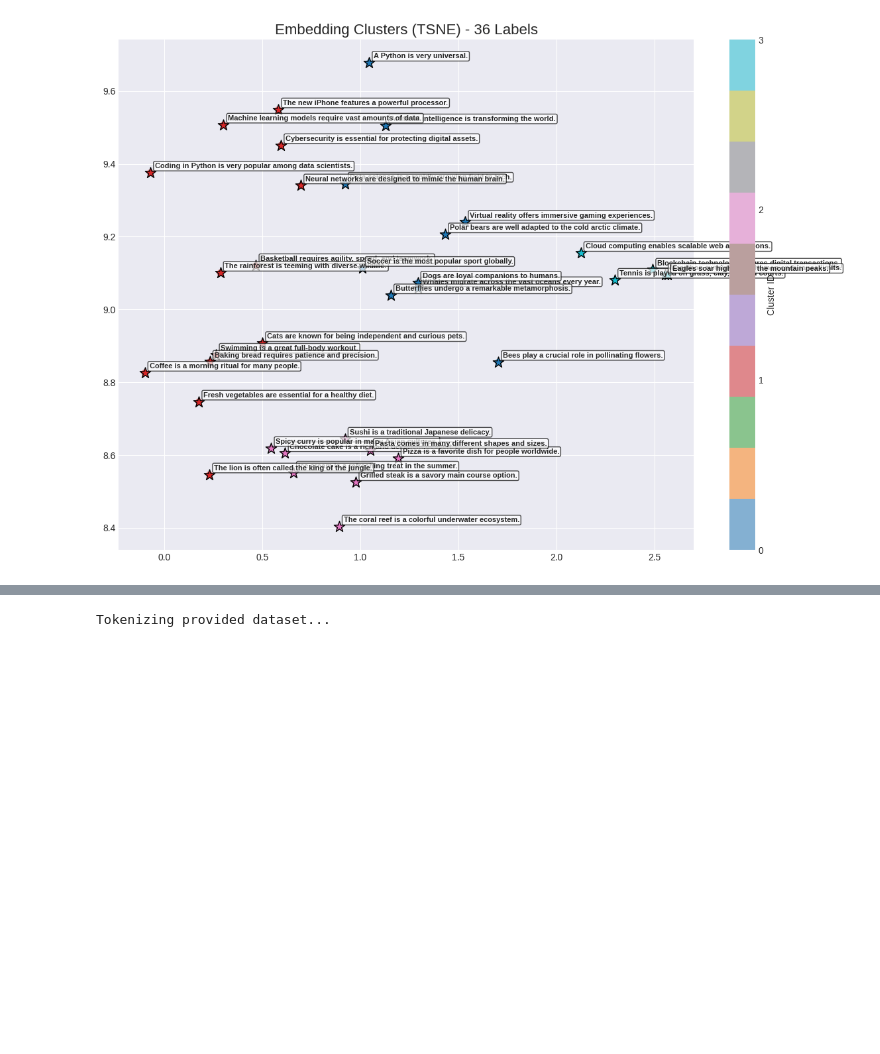
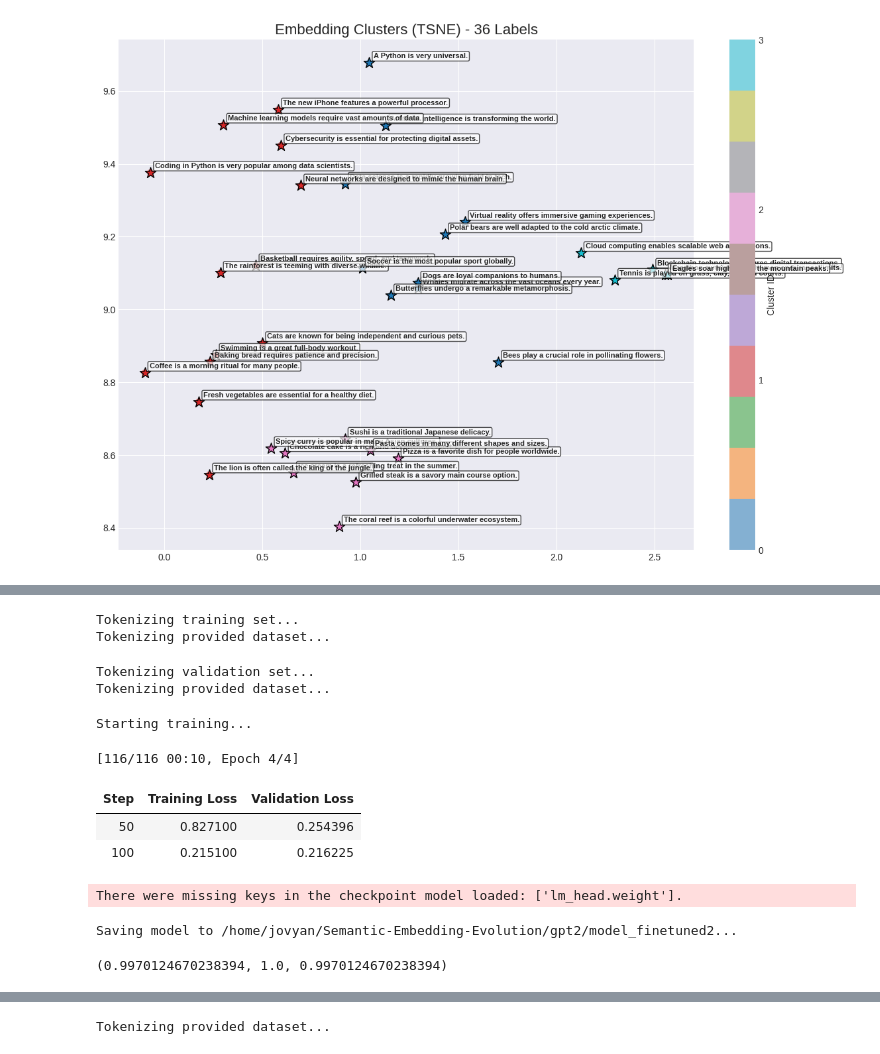
Before and after one commit to MarkusStefan/Semantic-Embedding-Evolution, a Jupyter notebook: notebooks/exp1.ipynb, the cells around one changed output, grey strips where cells are left out. Saved outputs shown, nothing was run; the diff lists cells and outputs as text; code cells hidden in the pictures; blank space fills up the shorter version.

```diff
--- a/notebooks/exp1.ipynb
+++ b/notebooks/exp1.ipynb
@@ -565,0 +933,48 @@ def score_perplexity(prompt: str, model: GPT2LMHeadModel, tokenizer: AutoTokeniz
+# %%
+# Split the dataset into train and validation (e.g., 90% train, 10% validation)
+dataset_split = dataset.train_test_split(test_size=0.1, shuffle=True, stratify_by_column=None, seed=42)
+train_dataset = dataset_split["train"]
+eval_dataset = dataset_split["test"]
+
+# Tokenize both datasets
+print("Tokenizing training set...")
+tokenized_train = prepare_dataset(dataset=train_dataset, tokenizer=tokenizer)
+print("Tokenizing validation set...")
+tokenized_eval = prepare_dataset(dataset=eval_dataset, tokenizer=tokenizer)
+
+# Fine-tune with early stopping
+fine_tuned_model, log_history = fine_tune_model(
+    model=base_model,
+    tokenizer=tokenizer,
+    dataset=tokenized_train,
+    eval_dataset=tokenized_eval, # Pass the validation set
+    epochs=4, # Increase epochs to allow early stopping to kick in (e.g. 10 instead of 3)
+    lr=5e-4,
+    decay=0.01,
+    batch_size=16,
+    patience=1, # Stop if no improvement after 3 evaluations, test is very very similar to train!
+    output_dir=FINE_TUNED_MODEL_DIR
+)
+# %% [output]
+Tokenizing training set...
+Tokenizing provided dataset...
+Tokenizing validation set...
+Tokenizing provided dataset...
+Starting training...
+[116/116 00:10, Epoch 4/4]
+| Step | Training Loss | Validation Loss |
+| 50 | 0.827100 | 0.254396 |
+| 100 | 0.215100 | 0.216225 |
+There were missing keys in the checkpoint model loaded: ['lm_head.weight'].
+Saving model to /home/jovyan/Semantic-Embedding-Evolution/gpt2/model_finetuned2...
+# %%
+
+a = get_embedding("python", base_model, tokenizer)
+b = get_embedding("python", fine_tuned_model, tokenizer)
+assert cosine_similarity(a, b) < 1.0, "Fine-tuned model is the same as the base_model"
+assert cosine_similarity(a, py) == 1.0, "Base model did get get modified"
+assert cosine_similarity(b, py) < 1.0, "Base model did get get modified"
+
+cosine_similarity(a, b), cosine_similarity(a, py), cosine_similarity(b, py)
+# %% [output]
+(0.9970124670238394, 1.0, 0.9970124670238394)
```
Also changed, not shown: parts of 17 cells of this notebook.
